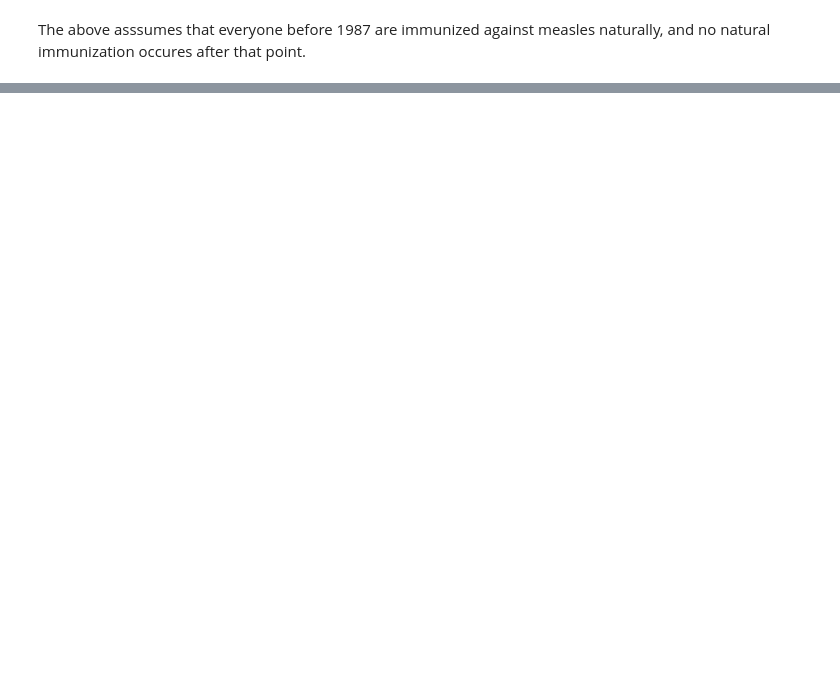
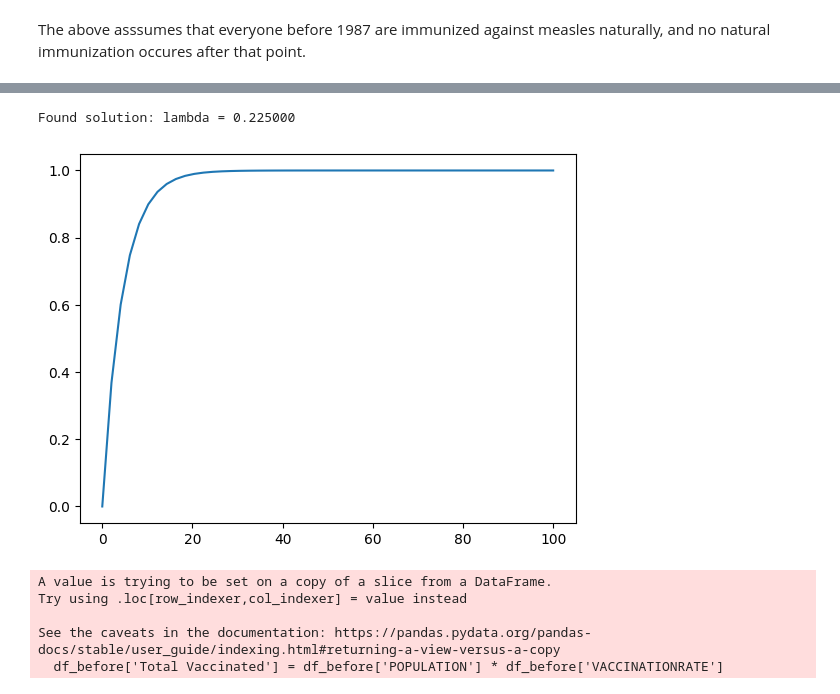
Before and after one commit to AlfredBendtzonHansen/measles-network-DK, a Jupyter notebook: vax_plots.ipynb, the cells around one changed output, grey strips where cells are left out. Cells and saved outputs as stored; diff of their text form; code cells hidden in the pictures; blank space fills up the shorter version.

```diff
--- a/vax_plots.ipynb
+++ b/vax_plots.ipynb
@@ -35,0 +76,51 @@ The above asssumes that everyone before 1987 are immunized against measles natur
+# %%
+#Immunity by age function
+natural_immunity = lambda t, f_inf: 1-np.exp(-f_inf*t)
+
+# Define the function whose root we want to find
+def equation(lambda_, R0, L):
+    return R0 * (1 - np.exp(-lambda_ * L)) - lambda_ * L
+
+# Parameters (you can change these values)
+R0 = 18.0  # Reproduction number
+L = 80.0   #80 years seems about rigth for now (see above plot of population)
+
+# Initial guess for lambda
+lambda_initial_guess = R0 / L
+
+# Solve for lambda using fsolve
+lambda_solution, info, ier, mesg = fsolve(
+    equation, lambda_initial_guess, args=(R0, L), full_output=True
+)
+
+if ier == 1:
+    lambda_root = lambda_solution[0]
+    print(f"Found solution: lambda = {lambda_root:.6f}")
+else:
+    print("Solution not found. Error message:")
+    print(mesg)
+
+
+plt.figure()
+plt.plot(np.linspace(0,100),[natural_immunity(i,lambda_root) for i in np.linspace(0,100)])
+plt.show()
+
+#We load the vaccination rates for the children of age 12 before 1999
+mfr2 = pd.read_csv('MFR2_pre99.csv', sep=";", thousands='.')
+
+#Change "vaccination coverage" for age groups before 1987 according to above equation
+for i in range(len(df_before)):
+    if i <= 12:
+        df_before.loc[36+i,"VACCINATIONRATE"] = natural_immunity(i+1, lambda_root) + (1-natural_immunity(i+1, lambda_root))*.01*mfr2[str(1999-i)]["MFR 2"]["Procent"]#i+1 important
+    else:
+        df_before.loc[36+i,"VACCINATIONRATE"] = natural_immunity(i+1, lambda_root)
+# Calculate the total number of vaccinated people before 1987
+df_before['Total Vaccinated'] = df_before['POPULATION'] * df_before['VACCINATIONRATE']
+# %% [output]
+Found solution: lambda = 0.225000
+[figure, added]
+A value is trying to be set on a copy of a slice from a DataFrame.
+Try using .loc[row_indexer,col_indexer] = value instead
+
+See the caveats in the documentation: https://pandas.pydata.org/pandas-docs/stable/user_guide/indexing.html#returning-a-view-versus-a-copy
+  df_before['Total Vaccinated'] = df_before['POPULATION'] * df_before['VACCINATIONRATE']
```
Also changed, not shown: parts of 4 cells of this notebook, 3 other files.
